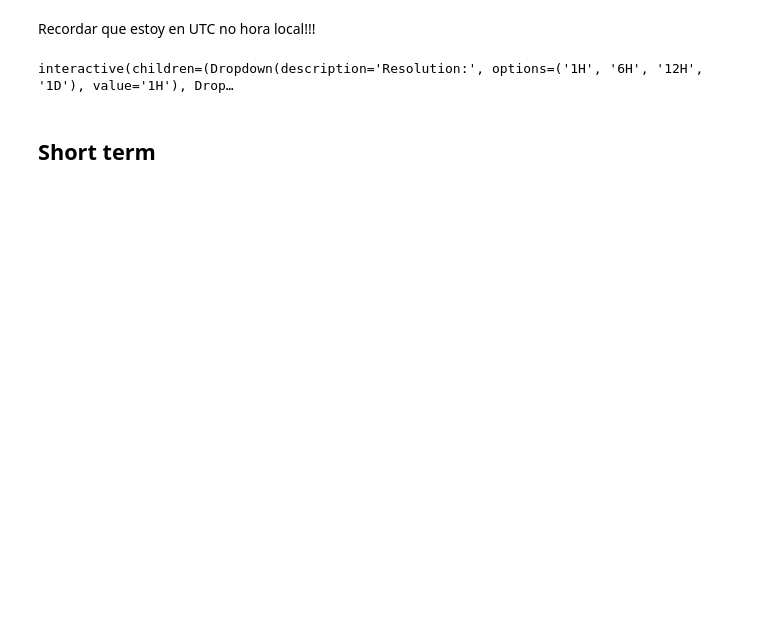
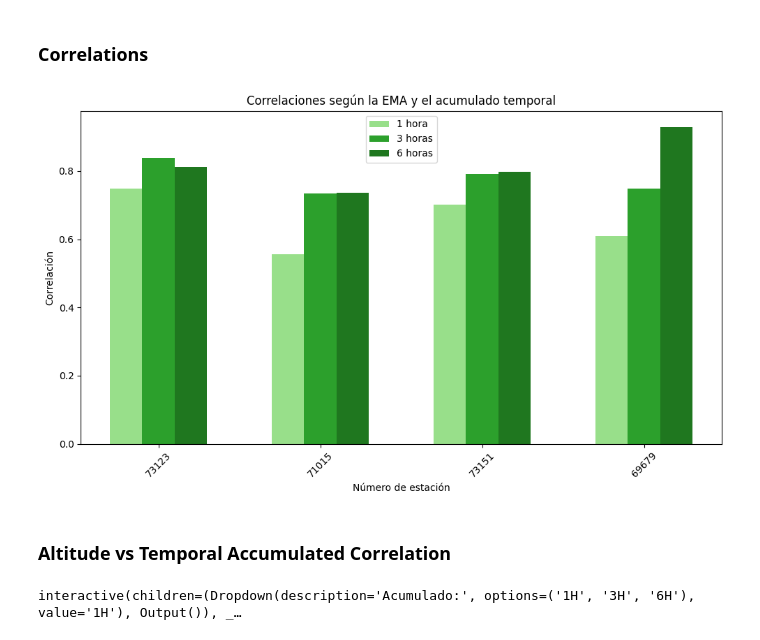
Before and after one commit to maureenfonseca/TFG, a Jupyter notebook: scripts/Analysis_Medium_Term.ipynb, the cells around one changed output. Cells and saved outputs as stored; diff of their text form; code cells hidden in the pictures; blank space fills up the shorter version.

```diff
--- a/scripts/Analysis_Medium_Term.ipynb
+++ b/scripts/Analysis_Medium_Term.ipynb
@@ -43,0 +144,3 @@ imn_df = imn_df[selected_columns]
+# %%
+meta_df = pd.merge(meta_df, df, left_on='Número', right_on='numero')
+meta_df = meta_df.drop(columns=['numero'])
@@ -43,0 +149,16 @@ imn_df = imn_df[selected_columns]
+# %%
+# List to store dictionaries
+result_list = []
+
+# Loop through columns and append results to the list
+for number in imn_df.columns:
+    result_dict = diff_accum(imn_df, gpm_df, number)
+    result_list.append(result_dict)
+
+# Convert the list of dictionaries into a DataFrame
+accumulated_diff = pd.DataFrame(result_list)
+# %%
+accumulated_diff['number'] = accumulated_diff['number'].astype(float)
+# %%
+meta_df = pd.merge(meta_df, accumulated_diff, left_on='Número', right_on='number')
+meta_df = meta_df.drop(columns=['Unnamed: 0', 'number'])
@@ -87,2 +212,0 @@ gpm_MT = gpm_df[list_stations]
-# %% [markdown]
-Recordar que estoy en UTC no hora local!!!
@@ -95,2 +213,38 @@ gpm_MT = gpm_MT.loc[start_date:end_date]
+# %% [markdown]
+### Correlations
+# %%
+fig, ax = plt.subplots(figsize=(10, 6))
+
+# Bar width can be adjusted based on preference
+bar_width = 0.2
+bar_positions = np.arange(len(meta_df['Número'].unique()))
+
+# Define colors for each bar
+color_1d = '#98df8a'  # Light green
+color_7d = '#2ca02c'  # Green
+color_1m = '#1f771f'  # Dark green
+
+# Plot each column as a separate bar with assigned colors
+ax.bar(bar_positions - bar_width, meta_df['1H'], width=bar_width, label='1 hora', color=color_1d)
+ax.bar(bar_positions, meta_df['3H'], width=bar_width, label='3 horas', color=color_7d)
+ax.bar(bar_positions + bar_width, meta_df['6H'], width=bar_width, label='6 horas', color=color_1m)
+
+# Set labels and title
+ax.set_xlabel('Número de estación')
+ax.set_ylabel('Correlación')
+ax.set_title('Correlaciones según la EMA y el acumulado temporal')
+ax.legend()
+
+plt.xticks(bar_positions, meta_df['Número'].unique())
+plt.xticks(rotation=45)
+
+plt.tight_layout()
+
+# Show the plot
+plt.show()
+# %% [output]
+[figure, added]
+# %% [markdown]
+### Altitude vs Temporal Accumulated Correlation
 # %%
 # Create a dropdown widget for selecting the column
@@ -113,16 +258,12 @@ resolution_dropdown = widgets.Dropdown(
 # %%
 # Create an interactive plot
 interactive_plot = widgets.interactive(
-    plot_resol,
-    df1=widgets.fixed(imn_MT),
-    df2=widgets.fixed(gpm_MT),
-    resolution=resolution_dropdown,
+    scatter_plot_log_mt,
+    df=widgets.fixed(meta_df),
     column=column_dropdown
 )
 
 # Display the interactive plot
 display(interactive_plot)
 # %% [output]
-interactive(children=(Dropdown(description='Resolution:', options=('1H', '6H', '12H', '1D'), value='1H'), Drop…
+interactive(children=(Dropdown(description='Acumulado:', options=('1H', '3H', '6H'), value='1H'), Output()), _…
-# %% [markdown]
-## Short term
```
Also changed, not shown: parts of 69 cells of this notebook, 1 other file.
